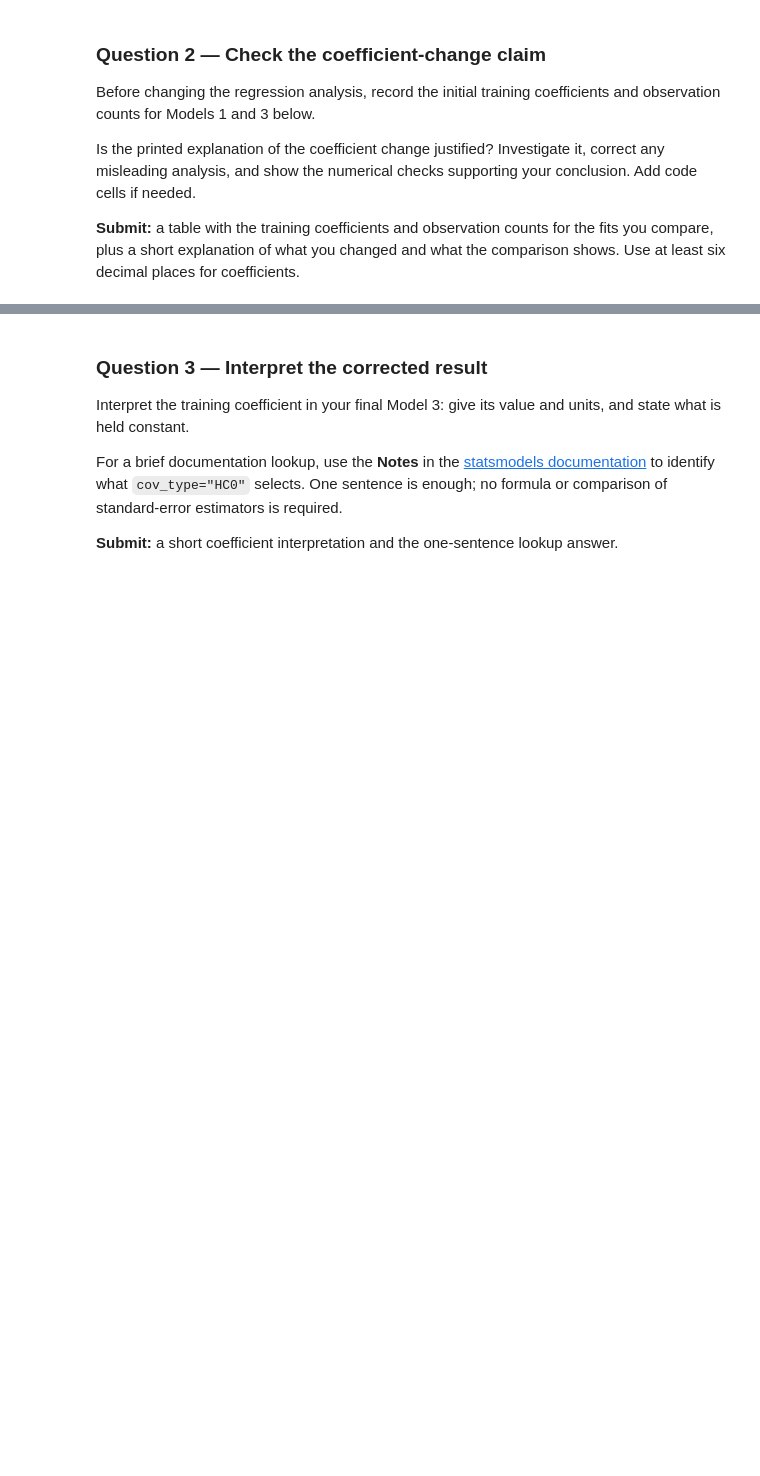
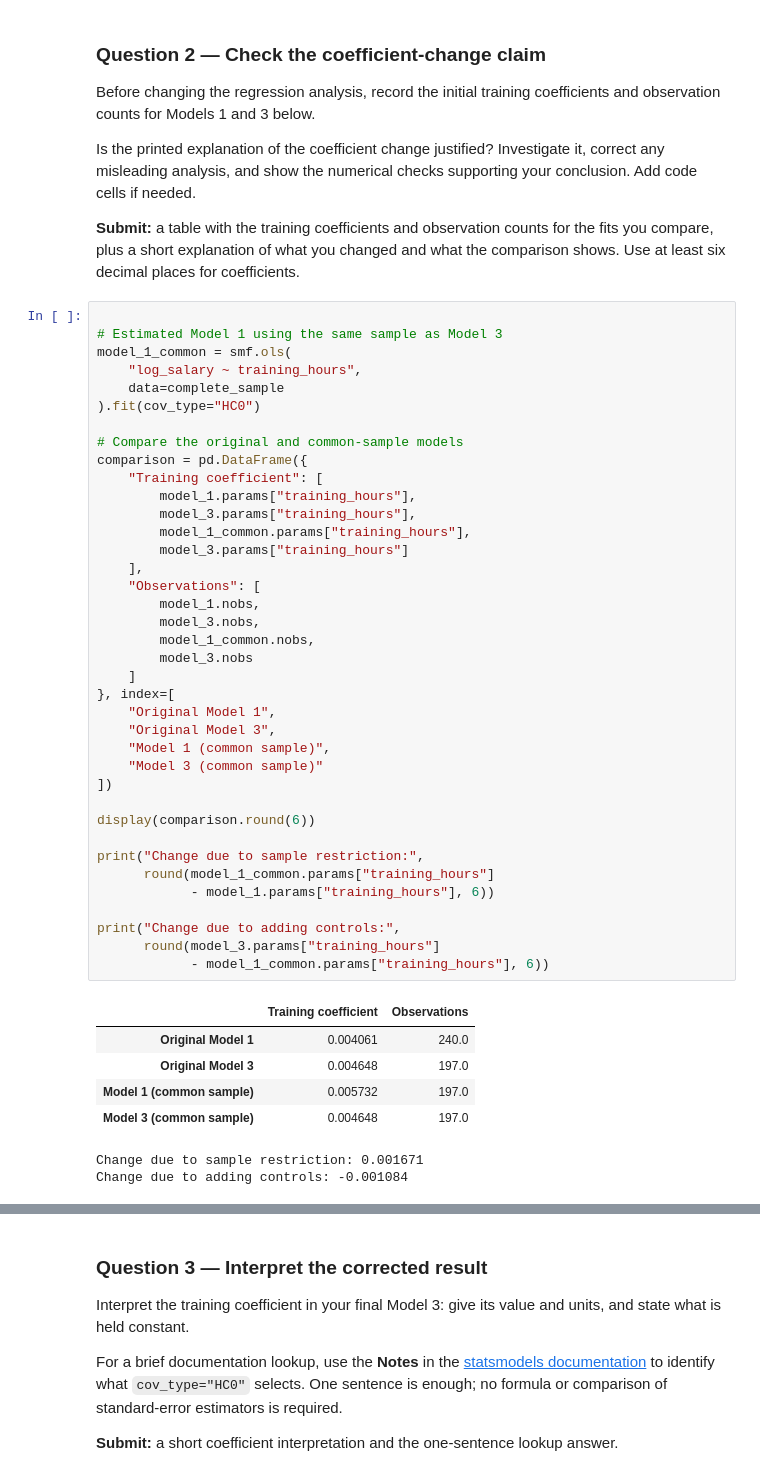
Before and after one commit to olsafejzullahu1/coding2-debug-13-multiple-regression-workflow, a Jupyter notebook: analysis.ipynb, the cells around one changed output, grey strips where cells are left out. Saved outputs shown, nothing was run; the diff lists cells and outputs as text; blank space fills up the shorter version.

```diff
--- a/analysis.ipynb
+++ b/analysis.ipynb
@@ -186,4 +255,50 @@ your conclusion. Add code cells if needed.
 **Submit:** a table with the training coefficients and observation counts
 for the fits you compare, plus a short explanation of what you changed and
 what the comparison shows. Use at least six decimal places for coefficients.
+# %%
+
+# Estimated Model 1 using the same sample as Model 3
+model_1_common = smf.ols(
+    "log_salary ~ training_hours",
+    data=complete_sample
+).fit(cov_type="HC0")
+
+# Compare the original and common-sample models
+comparison = pd.DataFrame({
+    "Training coefficient": [
+        model_1.params["training_hours"],
+        model_3.params["training_hours"],
+        model_1_common.params["training_hours"],
+        model_3.params["training_hours"]
+    ],
+    "Observations": [
+        model_1.nobs,
+        model_3.nobs,
+        model_1_common.nobs,
+        model_3.nobs
+    ]
+}, index=[
+    "Original Model 1",
+    "Original Model 3",
+    "Model 1 (common sample)",
+    "Model 3 (common sample)"
+])
+
+display(comparison.round(6))
+
+print("Change due to sample restriction:",
+      round(model_1_common.params["training_hours"]
+            - model_1.params["training_hours"], 6))
+
+print("Change due to adding controls:",
+      round(model_3.params["training_hours"]
+            - model_1_common.params["training_hours"], 6))
+# %% [output]
+|  | Training coefficient | Observations |
+| Original Model 1 | 0.004061 | 240.0 |
+| Original Model 3 | 0.004648 | 197.0 |
+| Model 1 (common sample) | 0.005732 | 197.0 |
+| Model 3 (common sample) | 0.004648 | 197.0 |
+Change due to sample restriction: 0.001671
+Change due to adding controls: -0.001084
 # %% [markdown]
```
Also changed, not shown: parts of 13 cells of this notebook.
